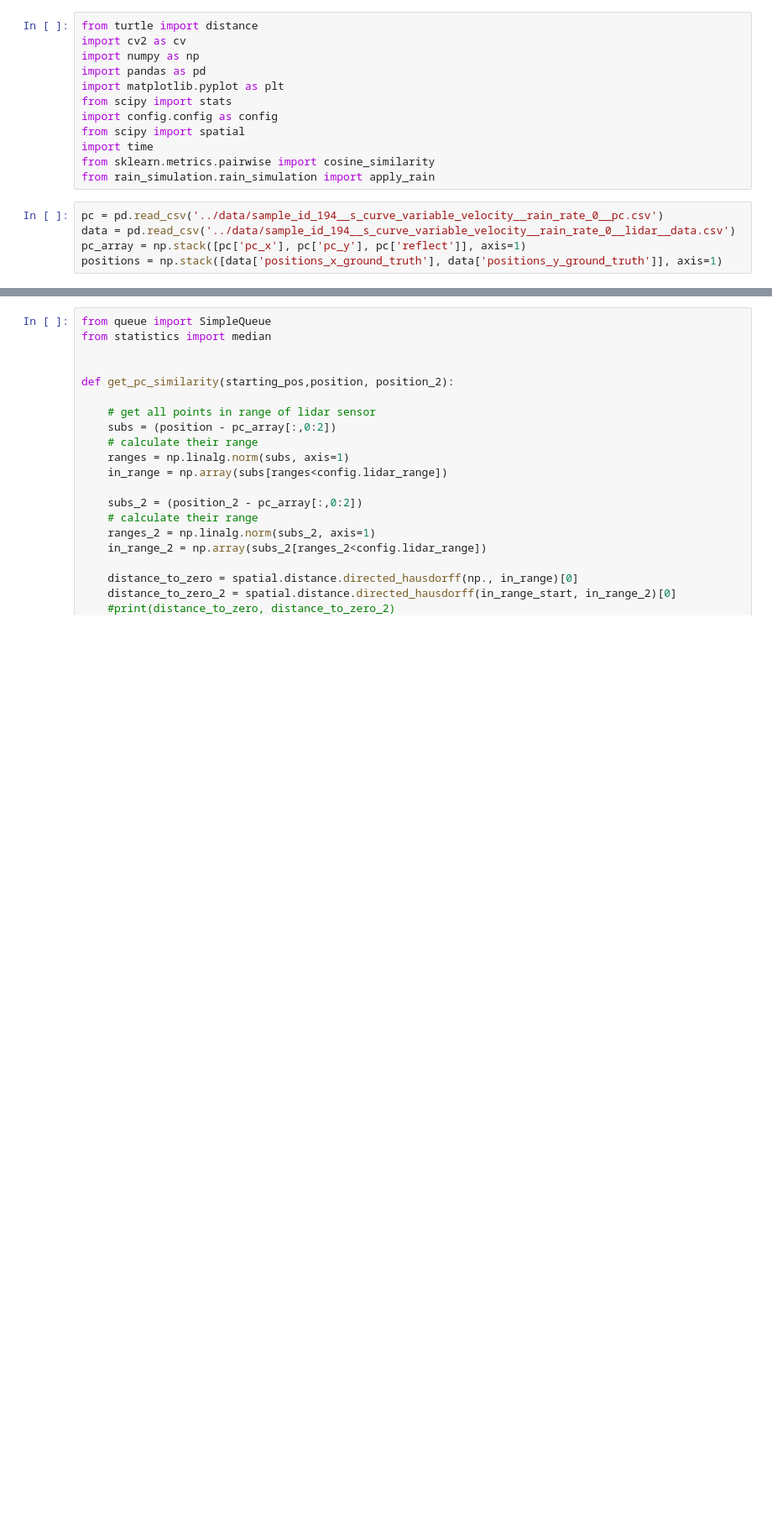
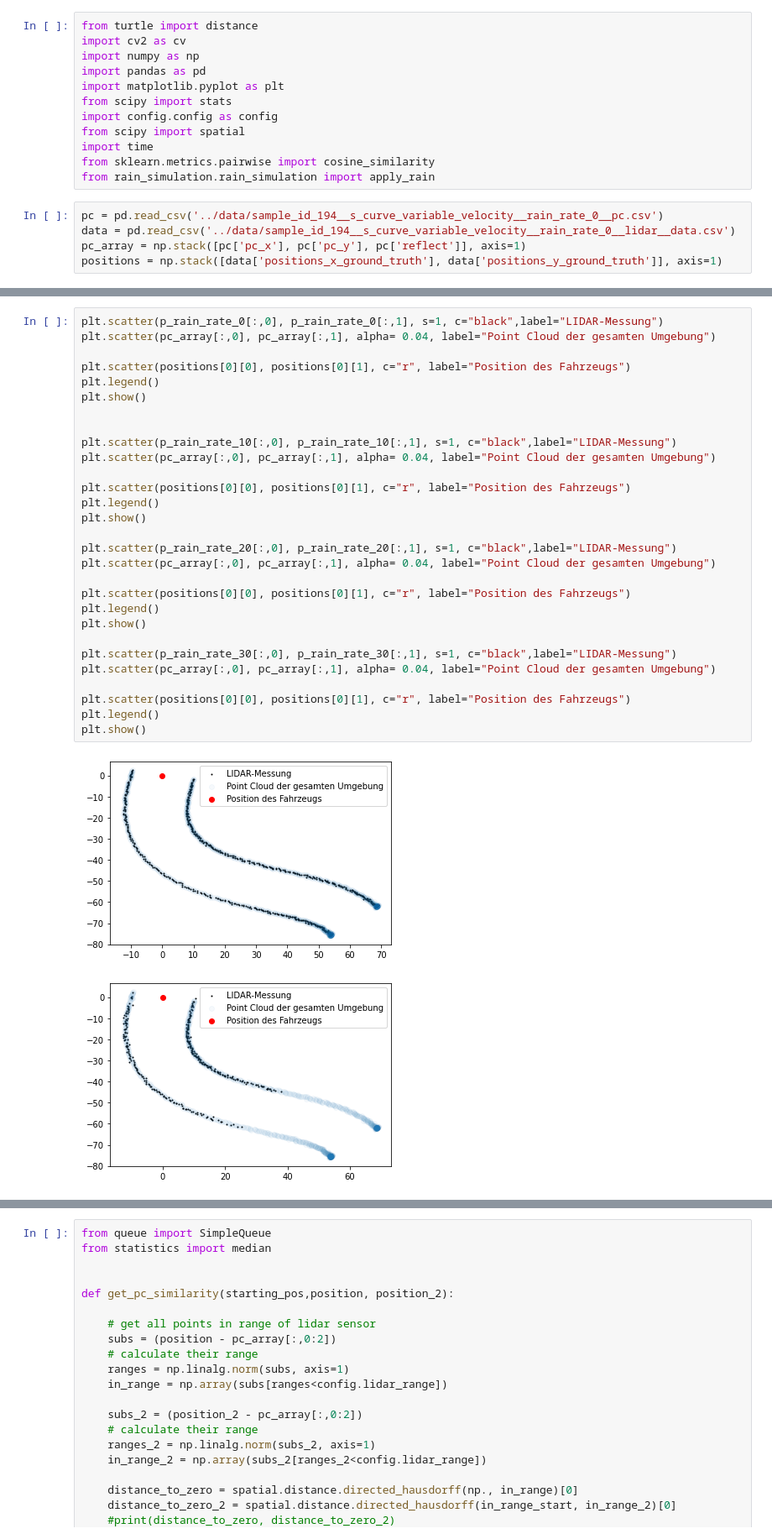
Before and after one commit to MoritzPoritz/Partikelfilter-Vehicle-Lokalization, a Jupyter notebook: particle_filter_lokalization/src/Hausorff_Distance_Test.ipynb, the cells around one changed output, grey strips where cells are left out. Shown: that part at 84% size. Cells and saved outputs as stored; diff of their text form; blank space fills up the shorter version.

```diff
--- a/particle_filter_lokalization/src/Hausorff_Distance_Test.ipynb
+++ b/particle_filter_lokalization/src/Hausorff_Distance_Test.ipynb
@@ -100,0 +85,32 @@ np.exp(0)
+# %%
+plt.scatter(p_rain_rate_0[:,0], p_rain_rate_0[:,1], s=1, c="black",label="LIDAR-Messung")
+plt.scatter(pc_array[:,0], pc_array[:,1], alpha= 0.04, label="Point Cloud der gesamten Umgebung")
+
+plt.scatter(positions[0][0], positions[0][1], c="r", label="Position des Fahrzeugs")
+plt.legend()
+plt.show()
+
+
+plt.scatter(p_rain_rate_10[:,0], p_rain_rate_10[:,1], s=1, c="black",label="LIDAR-Messung")
+plt.scatter(pc_array[:,0], pc_array[:,1], alpha= 0.04, label="Point Cloud der gesamten Umgebung")
+
+plt.scatter(positions[0][0], positions[0][1], c="r", label="Position des Fahrzeugs")
+plt.legend()
+plt.show()
+
+plt.scatter(p_rain_rate_20[:,0], p_rain_rate_20[:,1], s=1, c="black",label="LIDAR-Messung")
+plt.scatter(pc_array[:,0], pc_array[:,1], alpha= 0.04, label="Point Cloud der gesamten Umgebung")
+
+plt.scatter(positions[0][0], positions[0][1], c="r", label="Position des Fahrzeugs")
+plt.legend()
+plt.show()
+
+plt.scatter(p_rain_rate_30[:,0], p_rain_rate_30[:,1], s=1, c="black",label="LIDAR-Messung")
+plt.scatter(pc_array[:,0], pc_array[:,1], alpha= 0.04, label="Point Cloud der gesamten Umgebung")
+
+plt.scatter(positions[0][0], positions[0][1], c="r", label="Position des Fahrzeugs")
+plt.legend()
+plt.show()
+# %% [output]
+[figure, added]
+[figure, added]
```
Also changed, not shown: parts of 8 cells of this notebook, 18 other files.
